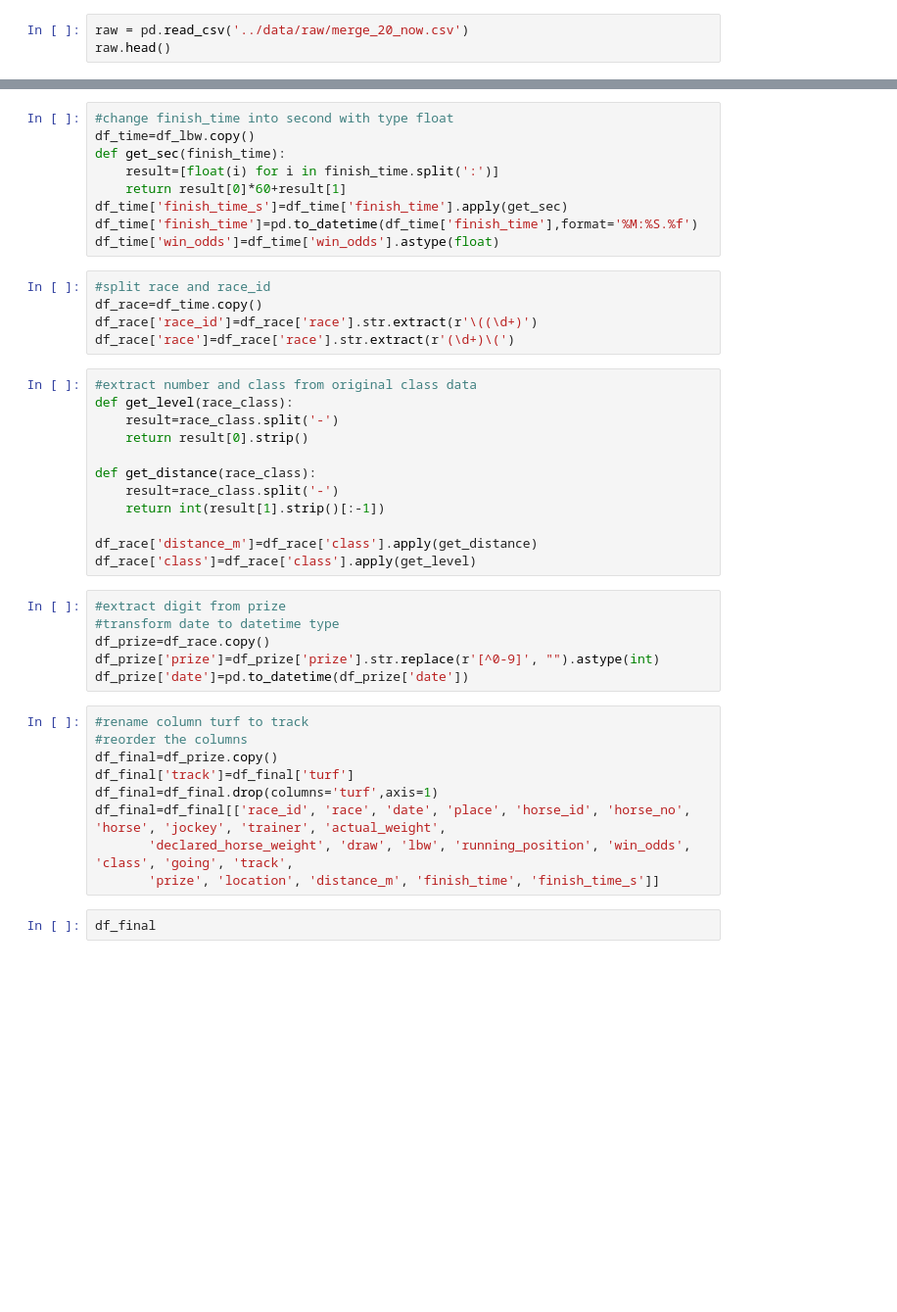
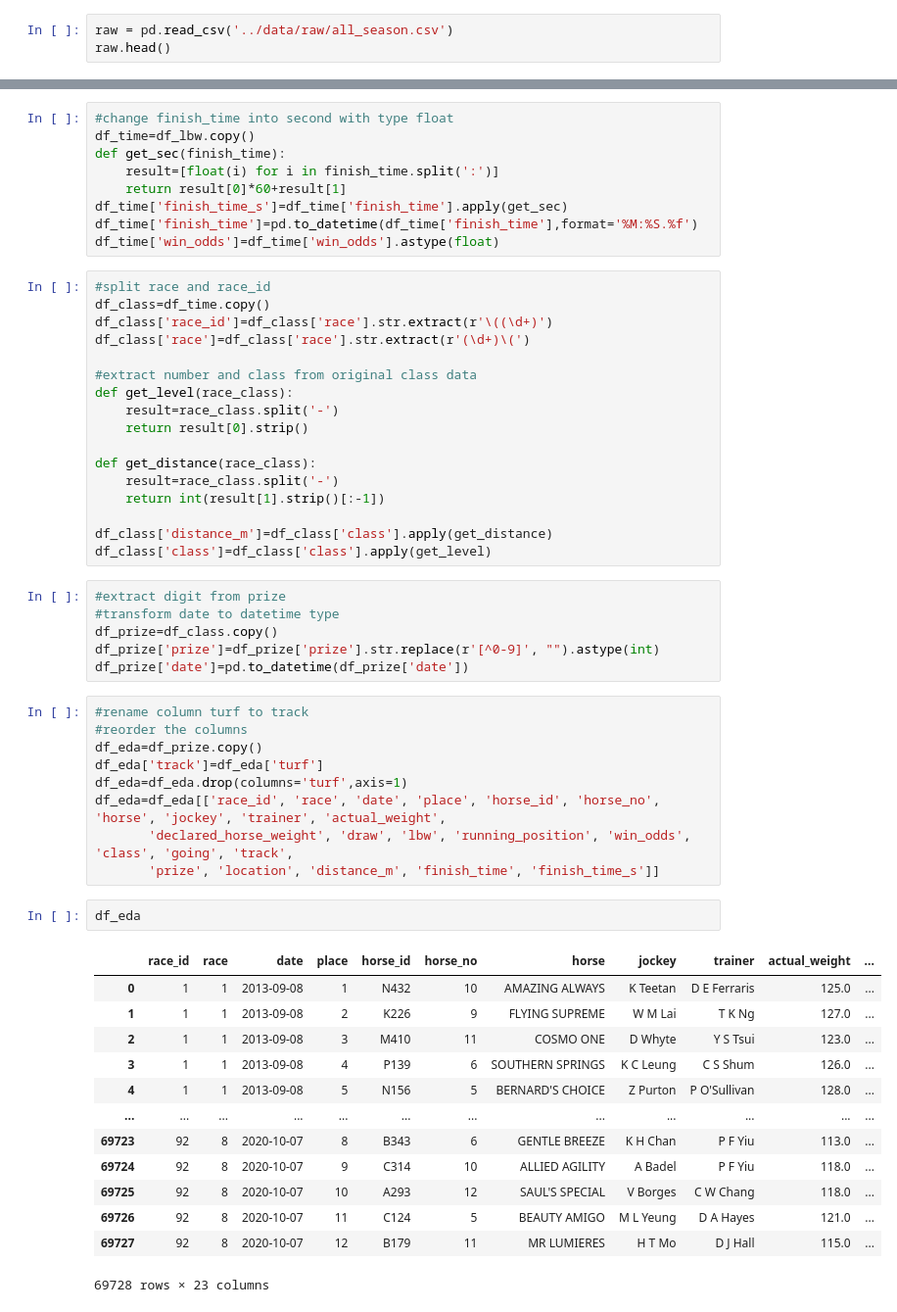
Before and after one commit to heodi510/hk-horse-racing, a Jupyter notebook: nbs/data_cleaning.ipynb, the cells around one changed output, grey strips where cells are left out. Shown: that part at 98% size. Drawn from its saved outputs; the diff is of its cells as text; blank space fills up the shorter version.

```diff
--- a/nbs/data_cleaning.ipynb
+++ b/nbs/data_cleaning.ipynb
@@ -86,4 +87,4 @@ import re
 # %%
-raw = pd.read_csv('../data/raw/merge_20_now.csv')
+raw = pd.read_csv('../data/raw/all_season.csv')
 raw.head()
 # %% [output]
@@ -158,12 +182,12 @@ def get_sec(finish_time):
 df_time['finish_time_s']=df_time['finish_time'].apply(get_sec)
 df_time['finish_time']=pd.to_datetime(df_time['finish_time'],format='%M:%S.%f')
 df_time['win_odds']=df_time['win_odds'].astype(float)
-# %%
-#split race and race_id
-df_race=df_time.copy()
-df_race['race_id']=df_race['race'].str.extract(r'\((\d+)')
-df_race['race']=df_race['race'].str.extract(r'(\d+)\(')
 # %%
+#split race and race_id
+df_class=df_time.copy()
+df_class['race_id']=df_class['race'].str.extract(r'\((\d+)')
+df_class['race']=df_class['race'].str.extract(r'(\d+)\(')
+
 #extract number and class from original class data
 def get_level(race_class):
     result=race_class.split('-')
@@ -173,23 +197,37 @@ def get_distance(race_class):
     result=race_class.split('-')
     return int(result[1].strip()[:-1])
 
-df_race['distance_m']=df_race['class'].apply(get_distance)
-df_race['class']=df_race['class'].apply(get_level)
+df_class['distance_m']=df_class['class'].apply(get_distance)
+df_class['class']=df_class['class'].apply(get_level)
 # %%
 #extract digit from prize
 #transform date to datetime type
-df_prize=df_race.copy()
+df_prize=df_class.copy()
 df_prize['prize']=df_prize['prize'].str.replace(r'[^0-9]', "").astype(int)
 df_prize['date']=pd.to_datetime(df_prize['date'])
 # %%
 #rename column turf to track
 #reorder the columns
-df_final=df_prize.copy()
-df_final['track']=df_final['turf']
-df_final=df_final.drop(columns='turf',axis=1)
-df_final=df_final[['race_id', 'race', 'date', 'place', 'horse_id', 'horse_no', 'horse', 'jockey', 'trainer', 'actual_weight',
+df_eda=df_prize.copy()
+df_eda['track']=df_eda['turf']
+df_eda=df_eda.drop(columns='turf',axis=1)
+df_eda=df_eda[['race_id', 'race', 'date', 'place', 'horse_id', 'horse_no', 'horse', 'jockey', 'trainer', 'actual_weight',
        'declared_horse_weight', 'draw', 'lbw', 'running_position', 'win_odds', 'class', 'going', 'track',
        'prize', 'location', 'distance_m', 'finish_time', 'finish_time_s']]
-# %%
-df_final
+# %%
+df_eda
+# %% [output]
+|  | race_id | race | date | place | horse_id | horse_no | horse | jockey | trainer | actual_weight | ... |
+| 0 | 1 | 1 | 2013-09-08 | 1 | N432 | 10 | AMAZING ALWAYS | K Teetan | D E Ferraris | 125.0 | ... |
+| 1 | 1 | 1 | 2013-09-08 | 2 | K226 | 9 | FLYING SUPREME | W M Lai | T K Ng | 127.0 | ... |
+| 2 | 1 | 1 | 2013-09-08 | 3 | M410 | 11 | COSMO ONE | D Whyte | Y S Tsui | 123.0 | ... |
+| 3 | 1 | 1 | 2013-09-08 | 4 | P139 | 6 | SOUTHERN SPRINGS | K C Leung | C S Shum | 126.0 | ... |
+| 4 | 1 | 1 | 2013-09-08 | 5 | N156 | 5 | BERNARD'S CHOICE | Z Purton | P O'Sullivan | 128.0 | ... |
+| ... | ... | ... | ... | ... | ... | ... | ... | ... | ... | ... | ... |
+| 69723 | 92 | 8 | 2020-10-07 | 8 | B343 | 6 | GENTLE BREEZE | K H Chan | P F Yiu | 113.0 | ... |
+| 69724 | 92 | 8 | 2020-10-07 | 9 | C314 | 10 | ALLIED AGILITY | A Badel | P F Yiu | 118.0 | ... |
+| 69725 | 92 | 8 | 2020-10-07 | 10 | A293 | 12 | SAUL'S SPECIAL | V Borges | C W Chang | 118.0 | ... |
+| 69726 | 92 | 8 | 2020-10-07 | 11 | C124 | 5 | BEAUTY AMIGO | M L Yeung | D A Hayes | 121.0 | ... |
+| 69727 | 92 | 8 | 2020-10-07 | 12 | B179 | 11 | MR LUMIERES | H T Mo | D J Hall | 115.0 | ... |
+69728 rows × 23 columns
 # %%
```
Also changed, not shown: parts of 30 cells of this notebook, 30 other files.
